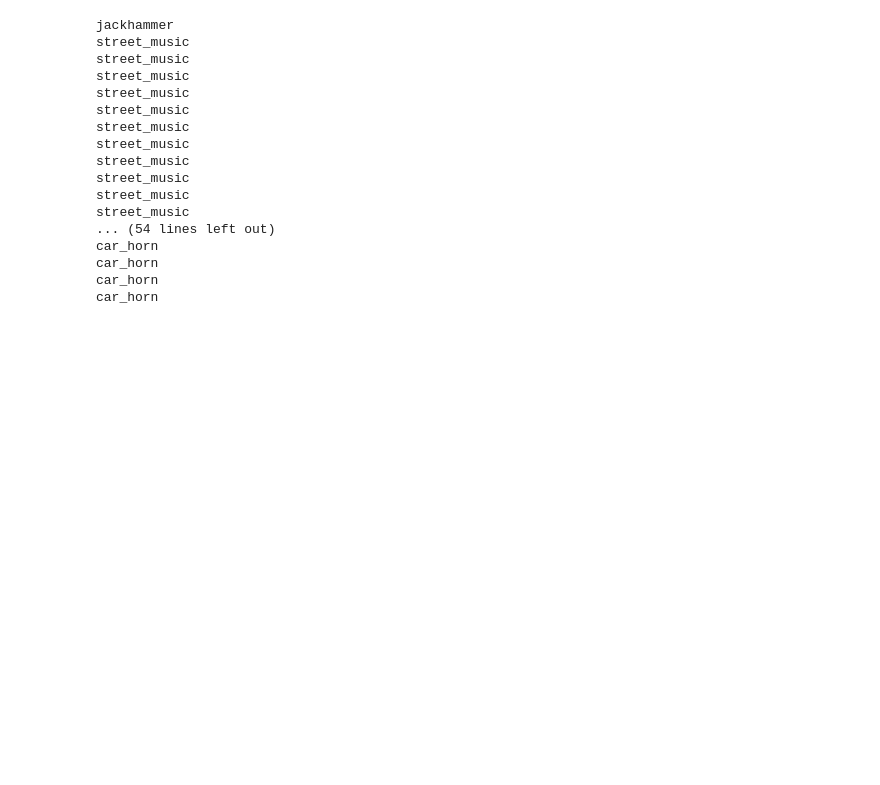
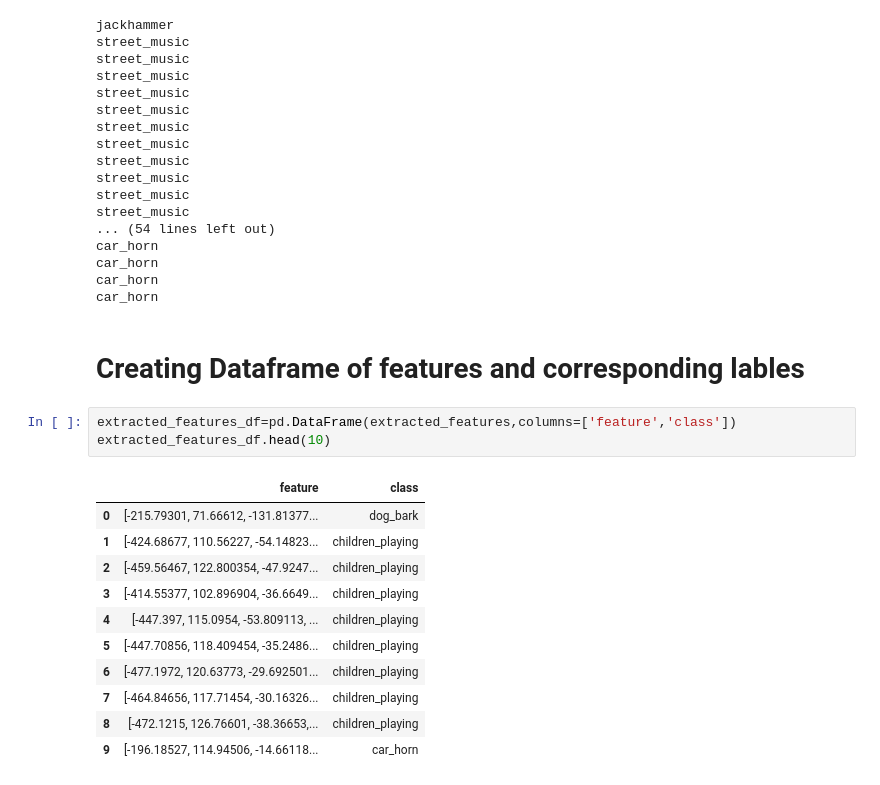
Before and after one commit to Muhammad-Usama-07/Audio-Processing, a Jupyter notebook: SpeechClassification/urbansound8k(WorkFile).ipynb, the cells around one changed output. Cells and saved outputs as stored; diff of their text form; blank space fills up the shorter version.

Commit message:
Creating Dataframe of features and corresponding lables

```diff
--- a/SpeechClassification/urbansound8k(WorkFile).ipynb
+++ b/SpeechClassification/urbansound8k(WorkFile).ipynb
@@ -303,3 +303,20 @@ car_horn
 car_horn
 car_horn
 car_horn
+# %% [markdown]
+# Creating Dataframe of features and corresponding lables
+# %%
+extracted_features_df=pd.DataFrame(extracted_features,columns=['feature','class'])
+extracted_features_df.head(10)
+# %% [output]
+|  | feature | class |
+| 0 | [-215.79301, 71.66612, -131.81377... | dog_bark |
+| 1 | [-424.68677, 110.56227, -54.14823... | children_playing |
+| 2 | [-459.56467, 122.800354, -47.9247... | children_playing |
+| 3 | [-414.55377, 102.896904, -36.6649... | children_playing |
+| 4 | [-447.397, 115.0954, -53.809113, ... | children_playing |
+| 5 | [-447.70856, 118.409454, -35.2486... | children_playing |
+| 6 | [-477.1972, 120.63773, -29.692501... | children_playing |
+| 7 | [-464.84656, 117.71454, -30.16326... | children_playing |
+| 8 | [-472.1215, 126.76601, -38.36653,... | children_playing |
+| 9 | [-196.18527, 114.94506, -14.66118... | car_horn |
```
Also changed, not shown: parts of 14 cells of this notebook.
